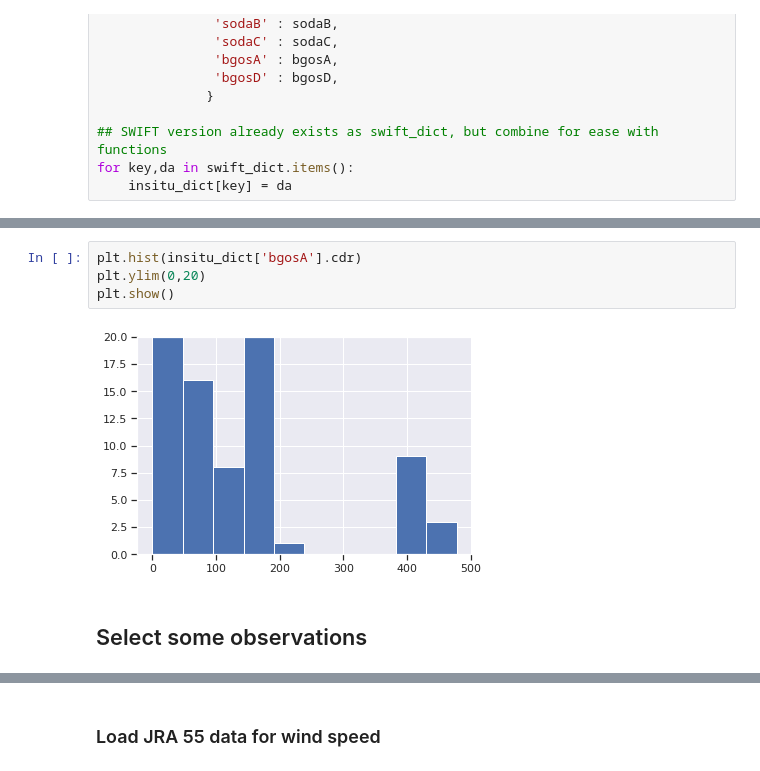
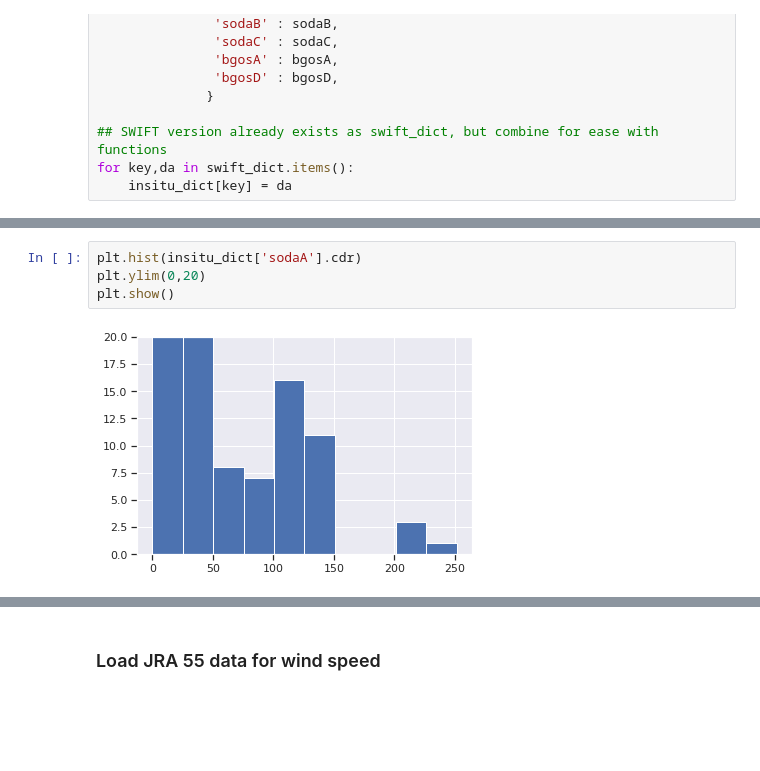
Before and after one commit to vtcooper/waveice, a Jupyter notebook: observations_paper/obs_paper_preprocess.ipynb, the cells around one changed output, grey strips where cells are left out. Cells and saved outputs as stored; diff of their text form; blank space fills up the shorter version.

```diff
--- a/observations_paper/obs_paper_preprocess.ipynb
+++ b/observations_paper/obs_paper_preprocess.ipynb
@@ -627,8 +626,6 @@ Wall time: 49.6 ms
 # %%
-plt.hist(insitu_dict['bgosA'].cdr)
+plt.hist(insitu_dict['sodaA'].cdr)
 plt.ylim(0,20)
 plt.show()
 # %% [output]
-[figure, old version]
+[figure, new version]
-# %% [markdown]
-## Select some observations
```
Also changed, not shown: parts of 59 cells of this notebook.
